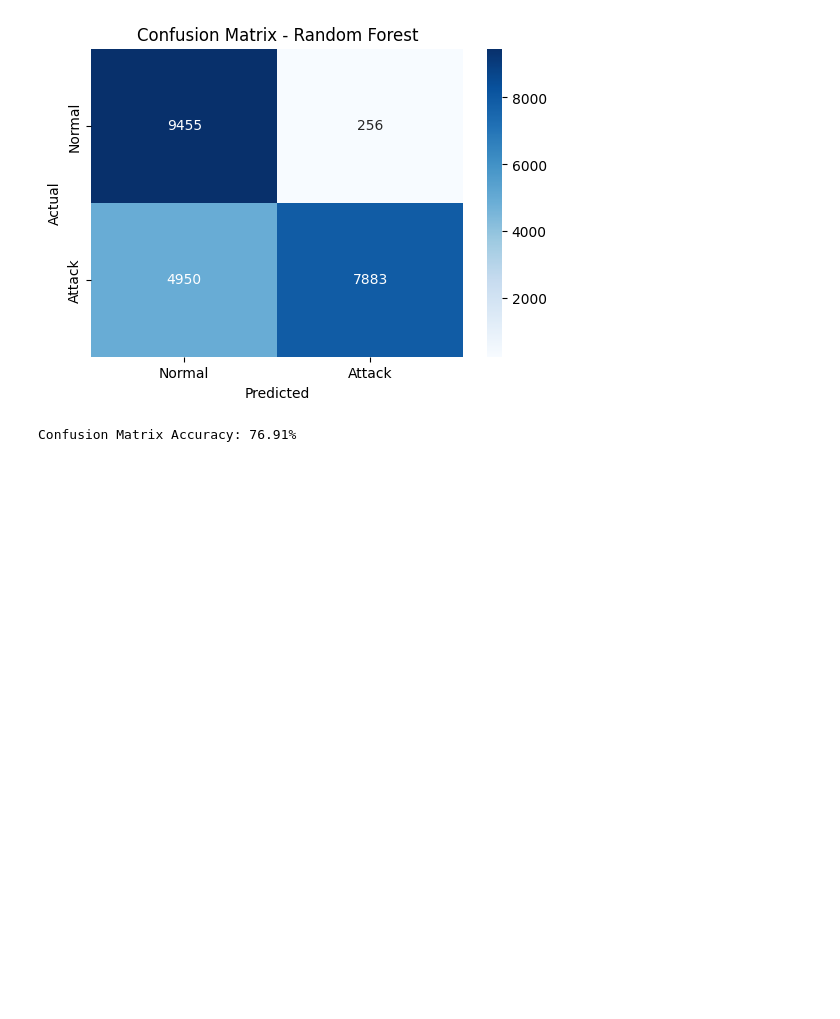
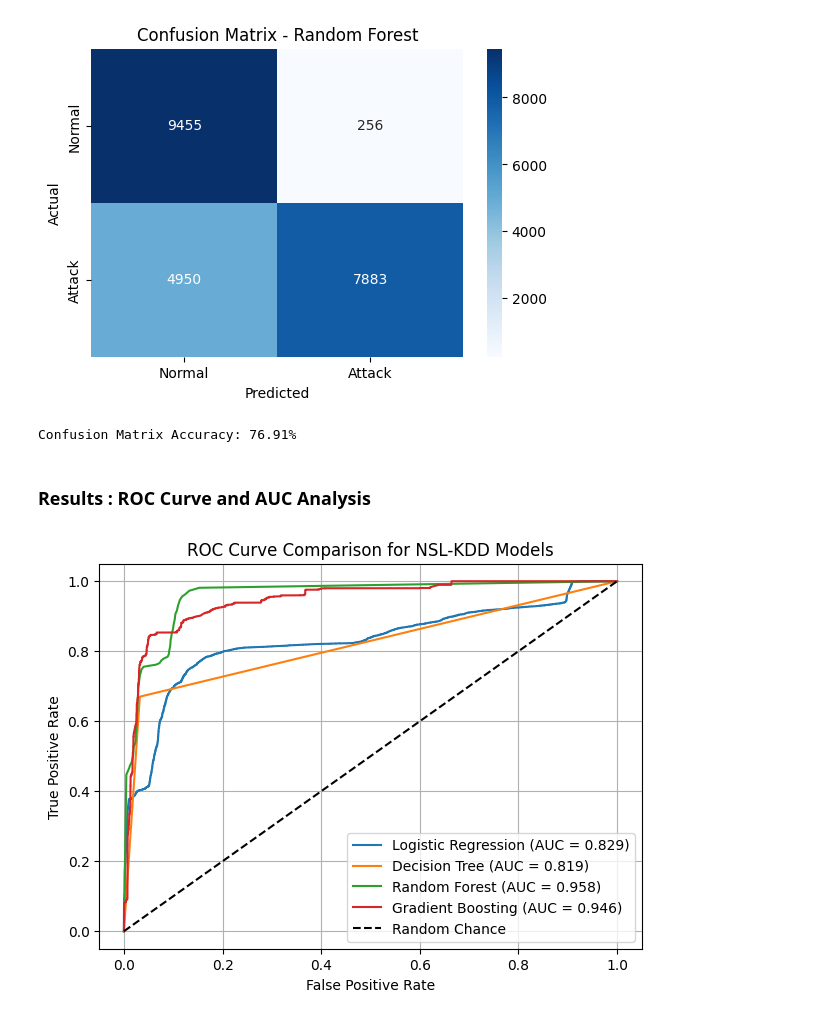
Before and after one commit to SpringBoardMentor193s/SentinelNet, a Jupyter notebook: notebooks/nslkdd_preprocessing.ipynb, the cells around one changed output. Saved outputs shown, nothing was run; the diff lists cells and outputs as text; code cells hidden in the pictures; blank space fills up the shorter version.

Commit message:
Restructured Documentation and Added Roc Curve

```diff
--- a/notebooks/nslkdd_preprocessing.ipynb
+++ b/notebooks/nslkdd_preprocessing.ipynb
@@ -293,3 +293,27 @@ print(f"Confusion Matrix Accuracy: {accuracy_from_cm * 100:.2f}%")
 # %% [output]
 [figure]
 Confusion Matrix Accuracy: 76.91%
+# %% [markdown]
+<h3> Results : ROC Curve and AUC Analysis </h3>
+# %%
+from sklearn.metrics import roc_curve, roc_auc_score
+import matplotlib.pyplot as plt
+
+plt.figure(figsize=(7, 5))
+
+for name, model in models.items():
+    y_probs = model.predict_proba(X_test)[:, 1]
+    fpr, tpr, _ = roc_curve(y_test, y_probs)
+    auc_score = roc_auc_score(y_test, y_probs)
+    plt.plot(fpr, tpr, label=f'{name} (AUC = {auc_score:.3f})')
+
+plt.plot([0, 1], [0, 1], 'k--', label='Random Chance')
+
+plt.title('ROC Curve Comparison for NSL-KDD Models')
+plt.xlabel('False Positive Rate')
+plt.ylabel('True Positive Rate')
+plt.legend(loc='lower right')
+plt.grid(True)
+plt.show()
+# %% [output]
+[figure, added]
```
Also changed, not shown: 5 other files.
